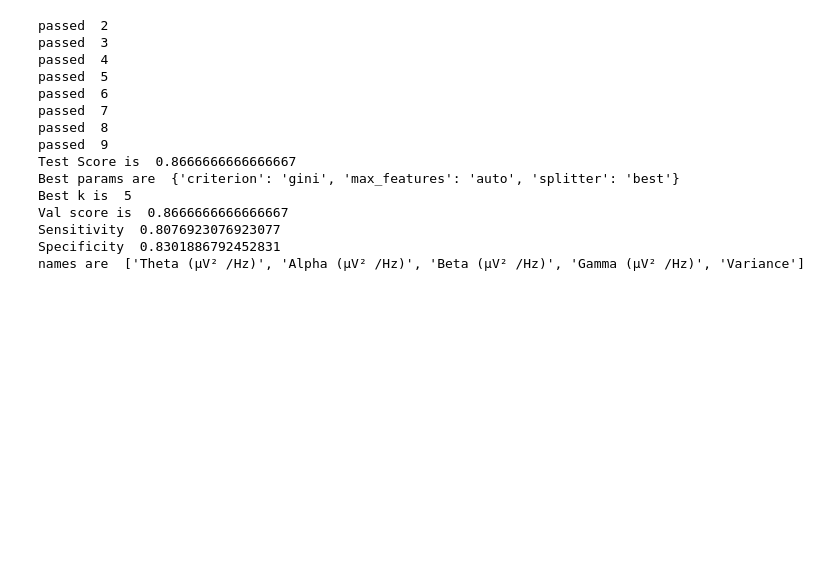
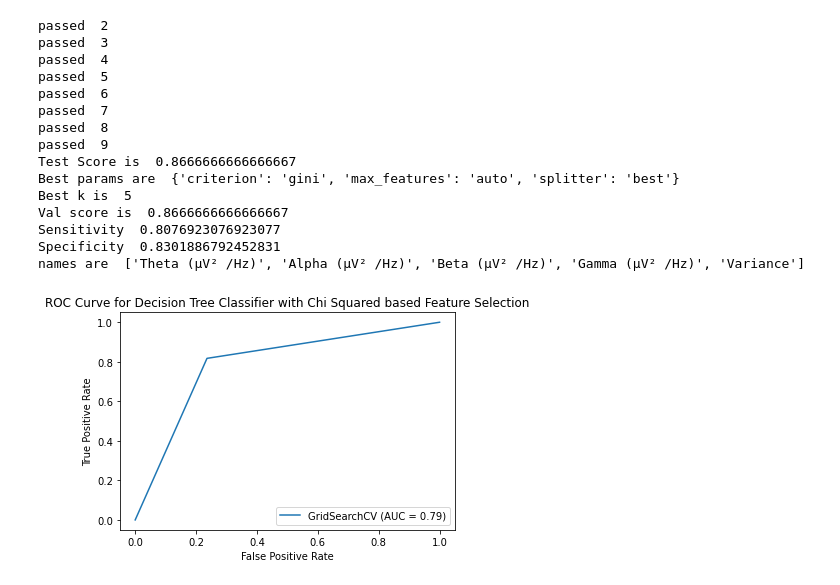
Before and after one commit to Anjalizi/Neonatal-Seizures, a Jupyter notebook: Select K Best/Select K Best - DT.ipynb, the cells around one changed output. Cells and saved outputs as stored; diff of their text form; code cells hidden in the pictures; blank space fills up the shorter version.

Commit message:
find auc values for all classifiers

```diff
--- a/Select K Best/Select K Best - DT.ipynb
+++ b/Select K Best/Select K Best - DT.ipynb
@@ -202,3 +202,21 @@ Val score is  0.8666666666666667
 Sensitivity  0.8076923076923077
 Specificity  0.8301886792452831
 names are  ['Theta (µV² /Hz)', 'Alpha (µV² /Hz)', 'Beta (µV² /Hz)', 'Gamma (µV² /Hz)', 'Variance']
+# %%
+import matplotlib.pyplot as plt
+from sklearn import datasets, metrics, model_selection, svm
+
+X, y, feature_names = dataset()
+X = feature_scaling_min_max(X)
+selector = SelectKBest(chi2, k=8)
+X_new = selector.fit_transform(X, y)
+X_train, X_test, y_train, y_test = train_test_split(X_new, y, test_size=0.3, random_state=0)
+x_val, x_test, y_val, y_test = train_test_split(X_test, y_test, test_size=0.5, random_state=0)
+clf = DecisionTreeClassifier(random_state=0)
+clf = GridSearchCV(clf, parameters)
+clf.fit(X_train, y_train)
+metrics.plot_roc_curve(clf, x_test, y_test)
+plt.title("ROC Curve for Decision Tree Classifier with Chi Squared based Feature Selection")
+plt.show()
+# %% [output]
+[figure, added]
```
Also changed, not shown: parts of 2 cells of this notebook, 5 other files.
